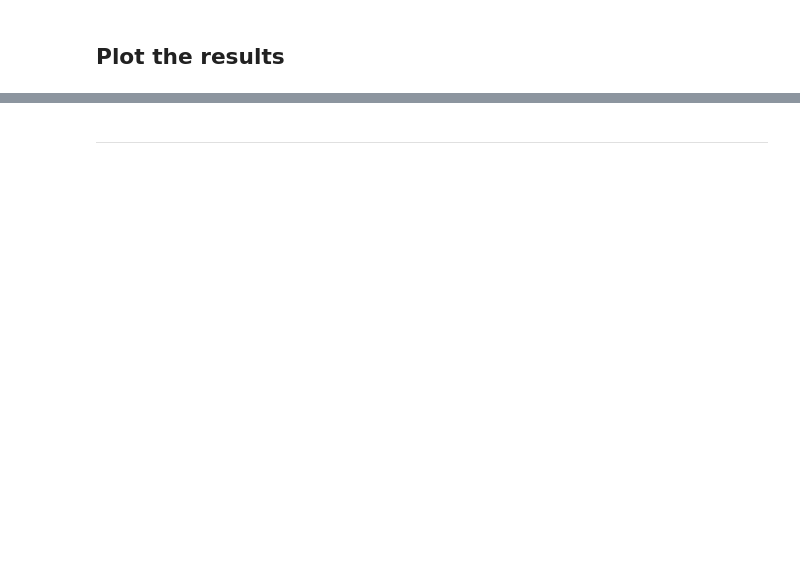
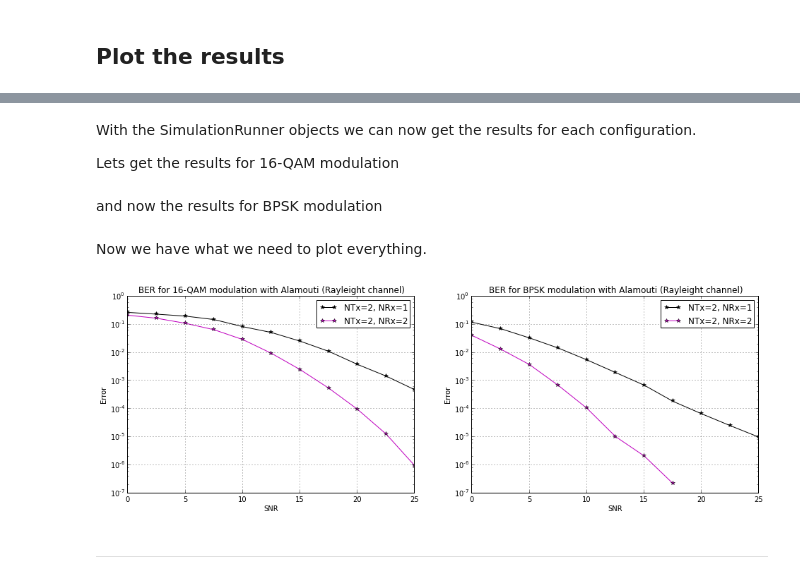
Before and after one commit to darcamo/pyphysim, a Jupyter notebook: ipython_notebooks/Alamouti Parallel.ipynb, the cells around one changed output, grey strips where cells are left out. Saved outputs shown, nothing was run; the diff lists cells and outputs as text; code cells hidden in the pictures; blank space fills up the shorter version.

```diff
--- a/ipython_notebooks/Alamouti Parallel.ipynb
+++ b/ipython_notebooks/Alamouti Parallel.ipynb
@@ -151,3 +115,40 @@ show()
+# %% [markdown]
+With the SimulationRunner objects we can now get the results for each configuration.
+
+Lets get the results for 16-QAM modulation
+# %%
+SNR, ber1, ser1 = sim1.get_data_to_be_plotted()
+SNR, ber2, ser2 = sim2.get_data_to_be_plotted()
+# %% [markdown]
+and now the results for BPSK modulation
+# %%
+SNR, ber3, ser3 = sim3.get_data_to_be_plotted()
+SNR, ber4, ser4 = sim4.get_data_to_be_plotted()
+# %% [markdown]
+Now we have what we need to plot everything.
+# %%
+fig, ax = subplots(1, 2, figsize=(16,5))
+ax1, ax2 = ax
+
+# Plot the 16-QAM results
+ax1.semilogy(SNR, ber1, '-k*', label='NTx=2, NRx=1')
+ax1.semilogy(SNR, ber2, '-m*', label='NTx=2, NRx=2')
+ax1.set_title('BER for {0} modulation with Alamouti (Rayleight channel)'.format(sim1.modulator.name))
+ax1.set_xlabel('SNR')
+ax1.set_ylabel('Error')
+ax1.legend()
+ax1.grid()
+
+# Plot the BPSK results
+ax2.semilogy(SNR, ber3, '-k*', label='NTx=2, NRx=1')
+ax2.semilogy(SNR, ber4, '-m*', label='NTx=2, NRx=2')
+ax2.set_title('BER for {0} modulation with Alamouti (Rayleight channel)'.format(sim3.modulator.name))
+ax2.set_xlabel('SNR')
+ax2.set_ylabel('Error')
+ax2.legend()
+ax2.grid()
+# %% [output]
+[figure, added]
 # %% [markdown]
 --------------------------------
 # %%
```
Also changed, not shown: parts of 7 cells of this notebook, 1 other file.
